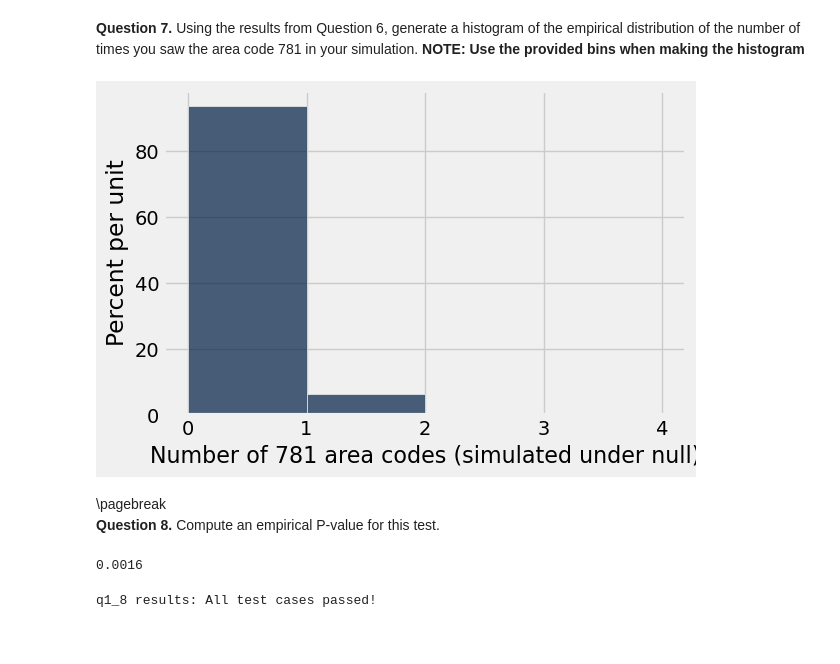
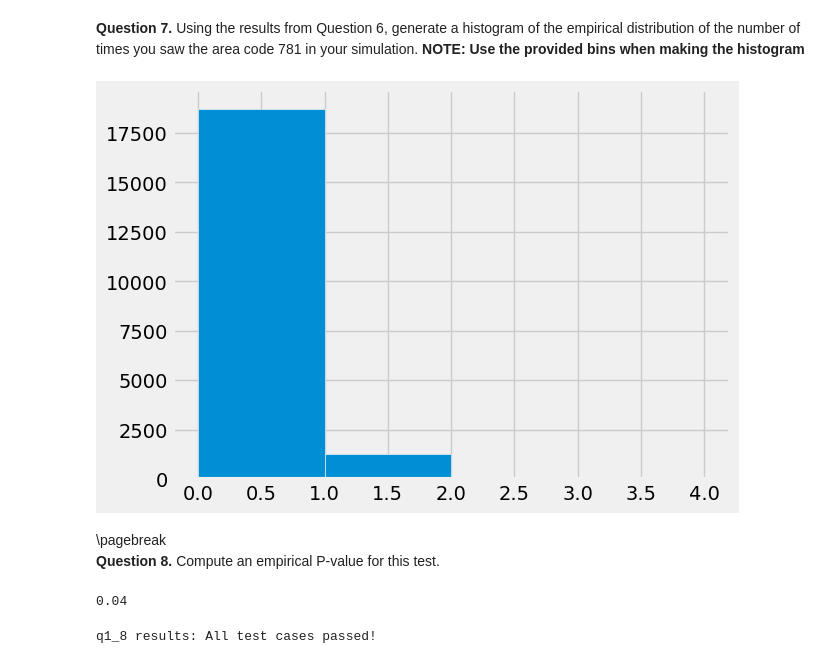
Before and after one commit to ucsb-ds/cmpsc5b-w24-students, a Jupyter notebook: hw/hw01/hw01.ipynb, the cells around one changed output. Saved outputs shown, nothing was run; the diff lists cells and outputs as text; code cells hidden in the pictures.

```diff
--- a/hw/hw01/hw01.ipynb
+++ b/hw/hw01/hw01.ipynb
@@ -149,10 +149,14 @@ name: q1_5
 manual: false
 -->
 # %%
-possible_area_codes = np.arange(200,1000)
+possible_area_codes = list(range(200,1000))
 def simulate():
-    random_area_codes = np.random.choice(possible_area_codes, 50)
-    return np.count_nonzero(random_area_codes == 781)
+    count = 0
+    for i in range(50):
+        temp = np.random.choice(possible_area_codes)
+        if temp == 781:
+            count+=1
+    return count
 
 # Call your function to make sure it works
 simulate()
@@ -173,12 +177,10 @@ name: q1_6
 manual: false
 -->
 # %%
-test_statistics_under_null = make_array()
-repetitions = 20_000
-
-for i in np.arange(repetitions):
-    one_statistic = simulate()
-    test_statistics_under_null = np.append(test_statistics_under_null,one_statistic)
+test_statistics_under_null = np.zeros(20000)
+repetitions = 20000
+for i in range(repetitions):
+    test_statistics_under_null[i] = simulate()
 
 test_statistics_under_null
 # %% [output]
@@ -198,11 +200,11 @@ name: q1_7
 manual: true
 -->
 # %%
-
 bins = np.arange(0,5,1) # Use these provided bins
-Table().with_column("Number of 781 area codes (simulated under null)",test_statistics_under_null).hist(bins = bins)
+plt.hist(test_statistics_under_null, bins)
+plt.show()
 # %% [output]
-[figure, old version]
+[figure, new version]
 # %% [markdown]
 <!-- END QUESTION -->
 
@@ -218,18 +220,11 @@ manual: false
 -->
 # %%
 # First calculate the observed value of the test statistic from the `spam` table.
-
-
-
-
-
-
-observed_val = spam.where("Area Code", 781).num_rows
-observed_val
-p_value = np.count_nonzero(test_statistics_under_null >= observed_val) / 20_000
+observed_val = np.count_nonzero(spam['Area Code'] == 781)
+p_value = observed_val / 50
 p_value
 # %% [output]
-0.0016
+0.04
 # %%
 grader.check("q1_8")
 # %% [output]
```
Also changed, not shown: parts of 50 cells of this notebook.
